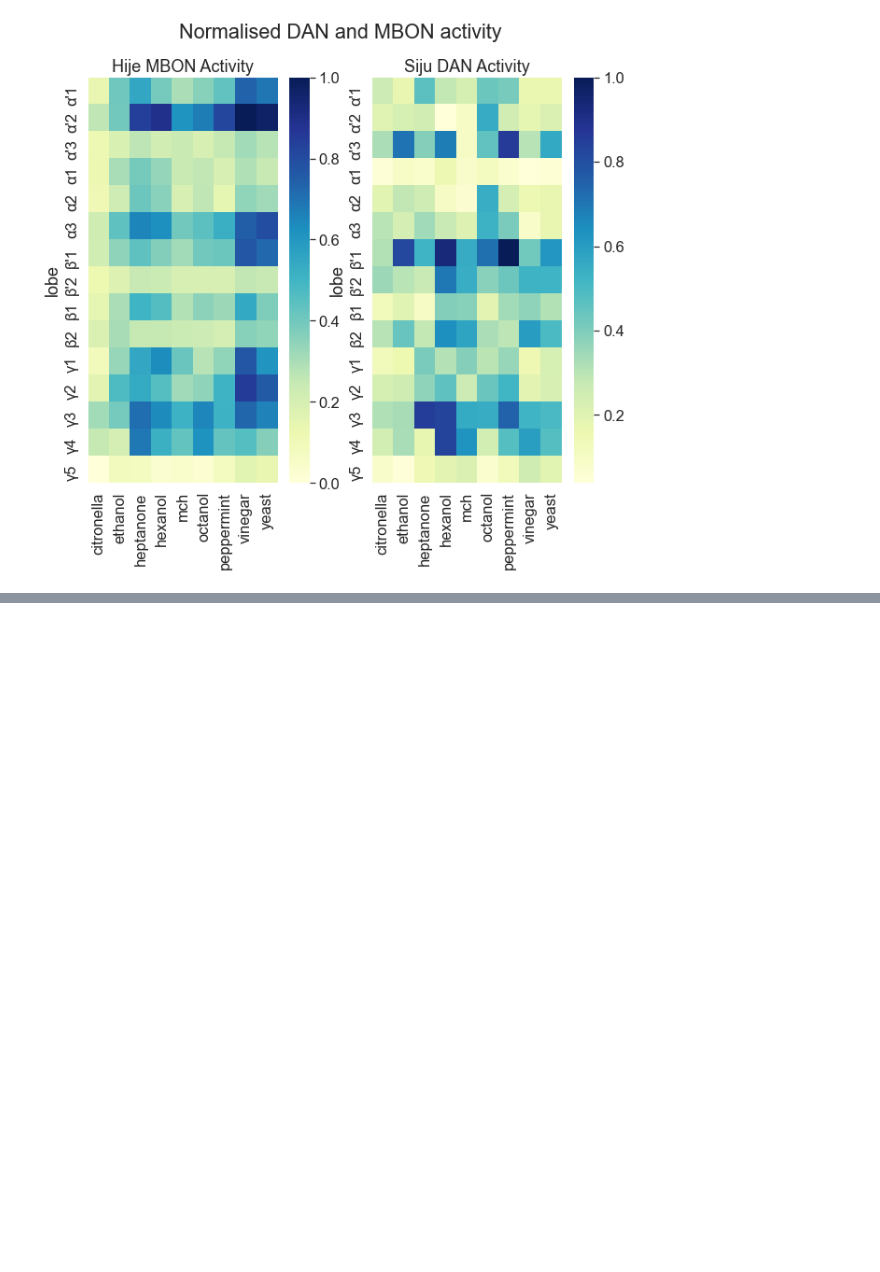
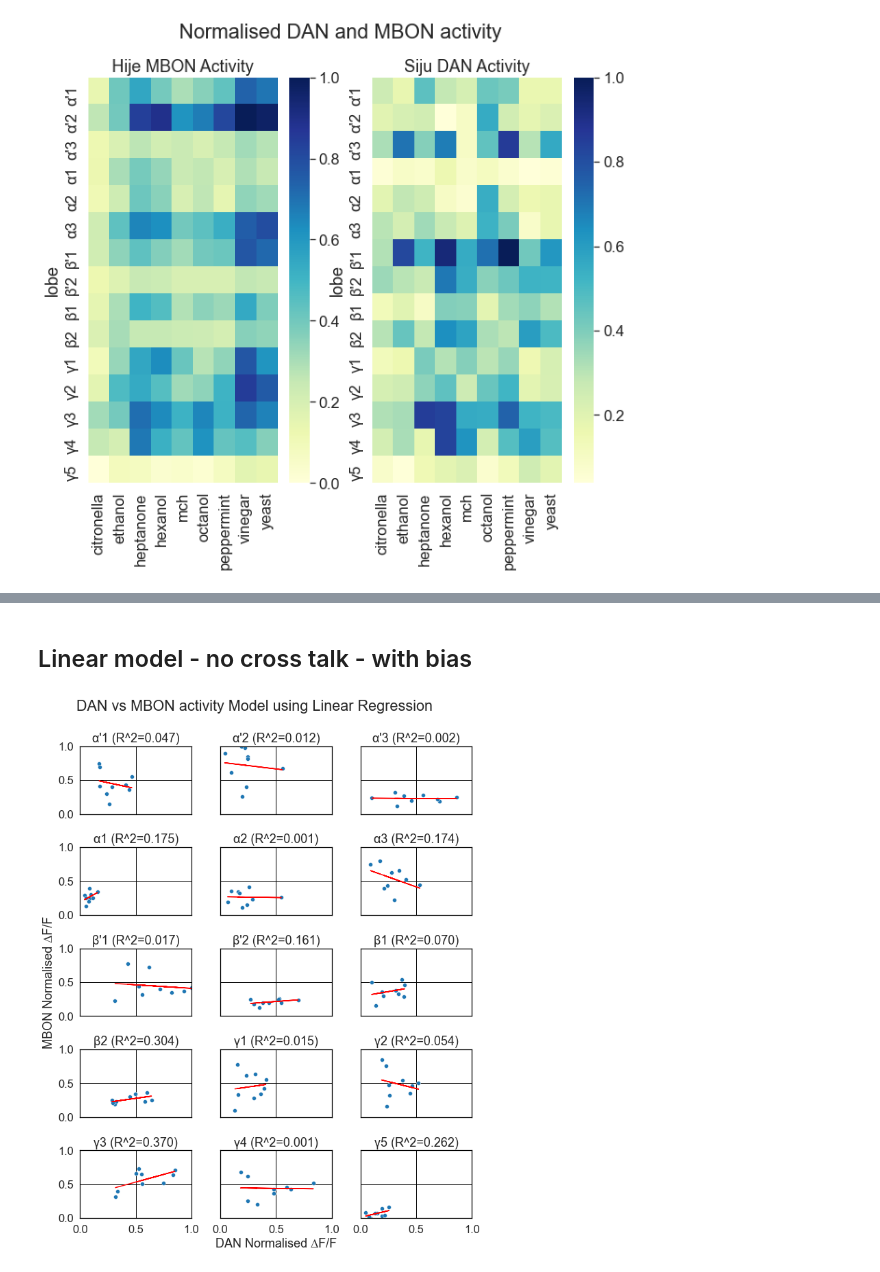
Before and after one commit to Jake-Jay/mushroom-body-models, a Jupyter notebook: notebooks/linear-model.ipynb, the cells around one changed output, grey strips where cells are left out. Cells and saved outputs as stored; diff of their text form; code cells hidden in the pictures; blank space fills up the shorter version.

```diff
--- a/notebooks/linear-model.ipynb
+++ b/notebooks/linear-model.ipynb
@@ -267,0 +271,3 @@ fitting_parameters
+# %%
+for lobe, weight in fitting_parameters.items():
+    print(f"{lobe}: w={weight:.2f}")
@@ -267,0 +290,46 @@ fitting_parameters
+# %% [markdown]
+## Linear model - no cross talk - with bias
+# %%
+model_parameters = {}
+
+
+fig, axes = plt.subplots(5, 3, figsize=(10,12), sharex='all', sharey='all')
+fig.suptitle('DAN vs MBON activity Model using Linear Regression')
+
+for i, lobe in enumerate(df_siju_pivot.index):
+
+    x = np.array(df_siju_pivot.loc[lobe])
+    y = np.array(df_hije_pivot.loc[lobe])
+
+    xT = x.reshape((-1,1))
+    model = LinearRegression(fit_intercept=True).fit(xT, y)
+    score = model.score(xT, y)
+
+    model_parameters[lobe] = {
+        'm': model.coef_,
+        'c': model.intercept_,
+        'r2': score
+    }
+
+    ax = axes[int(i/3), i%3]
+    ax.set_title(f'{lobe} (R^2={score:.3f})')
+    ax.set_ylim([0,1])
+    ax.set_xlim([0,1])
+
+    ax.plot(xT, model.predict(xT), 'r')
+    sns.scatterplot(
+        x = x,
+        y = y,
+        ax=ax
+    )
+
+# Add common axis labels
+fig.add_subplot(111, frameon=False)
+plt.grid(False)
+plt.tick_params(labelcolor='none', which='both', top=False, bottom=False, left=False, right=False)
+plt.xlabel('DAN Normalised ∆F/F')
+plt.ylabel('MBON Normalised ∆F/F')
+
+plt.tight_layout()
+# %% [output]
+[figure, added]
```
Also changed, not shown: parts of 19 cells of this notebook.
